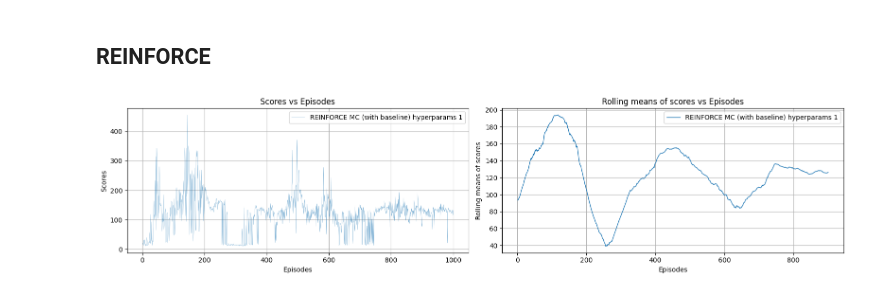
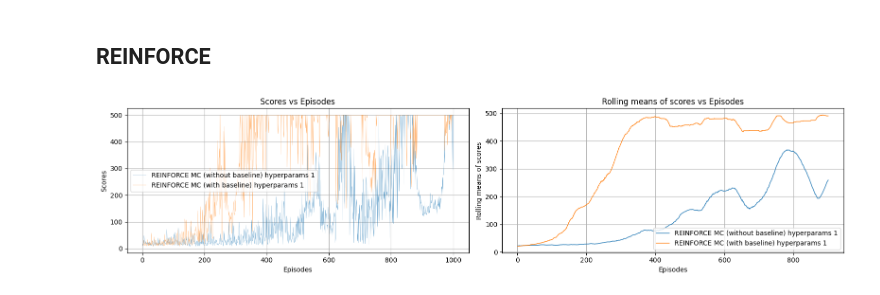
Before and after one commit to JG-0212/DA6400_RL_PA2, a Jupyter notebook: cartpole_train.ipynb, the cells around one changed output. Saved outputs shown, nothing was run; the diff lists cells and outputs as text; code cells hidden in the pictures.

Commit message:
REINFORCE MC, accumulate gradients

```diff
--- a/cartpole_train.ipynb
+++ b/cartpole_train.ipynb
@@ -66,7 +66,7 @@ reinforce_type2_hyperparameter_list = [
         "num_episodes": 1000,
         "max_return": 500,
         "LR_POLICY": 5e-4,
-        "LR_VALUE": 5e-3
+        "LR_VALUE": 5e-4
     }
 ]
 
@@ -131,17 +131,16 @@ reinforce_type2_agent = ReinforceMCwithBaselineAgent(
 )
 
 trainer = Trainer()
-# reinforce_type1_results = test_agent(env, reinforce_type1_agent, trainer, reinforce_type1_hyperparameter_list, num_experiments=1)
+reinforce_type1_results = test_agent(env, reinforce_type1_agent, trainer, reinforce_type1_hyperparameter_list, num_experiments=1)
 reinforce_type2_results = test_agent(env, reinforce_type2_agent, trainer, reinforce_type2_hyperparameter_list, num_experiments=1)
 
-
 env.close()
 # %%
-combined_results = reinforce_type2_results
+combined_results = reinforce_type1_results + reinforce_type2_results
 
 # with open("backups/cartpole-plots/cartpole_ddqn_type1_results.pickle", 'wb') as handle:
 #     pickle.dump(ddqn_type1_results, handle, protocol=pickle.HIGHEST_PROTOCOL)
 
-plot_test_results(combined_results, [0])
+plot_test_results(combined_results, [0,1])
 # %% [output]
-[figure, old version]
+[figure, new version]
```
Also changed, not shown: 1 other file.
